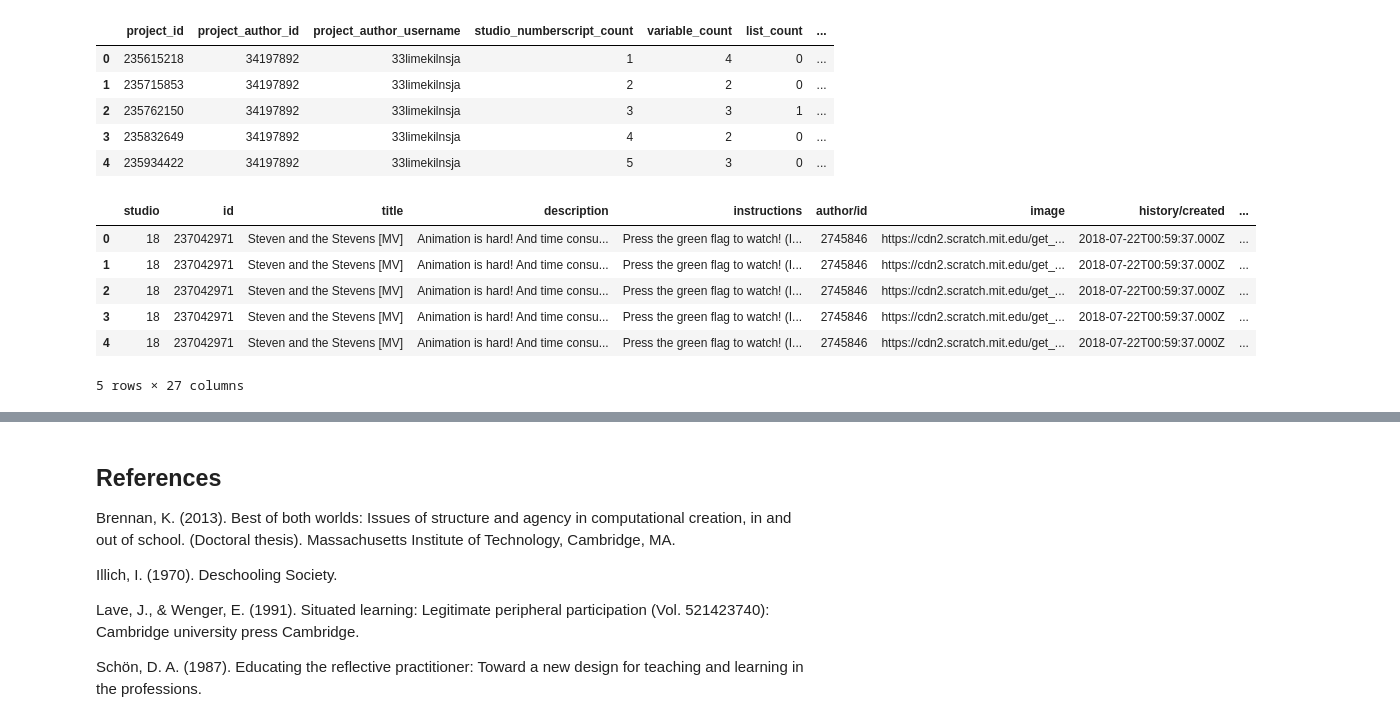
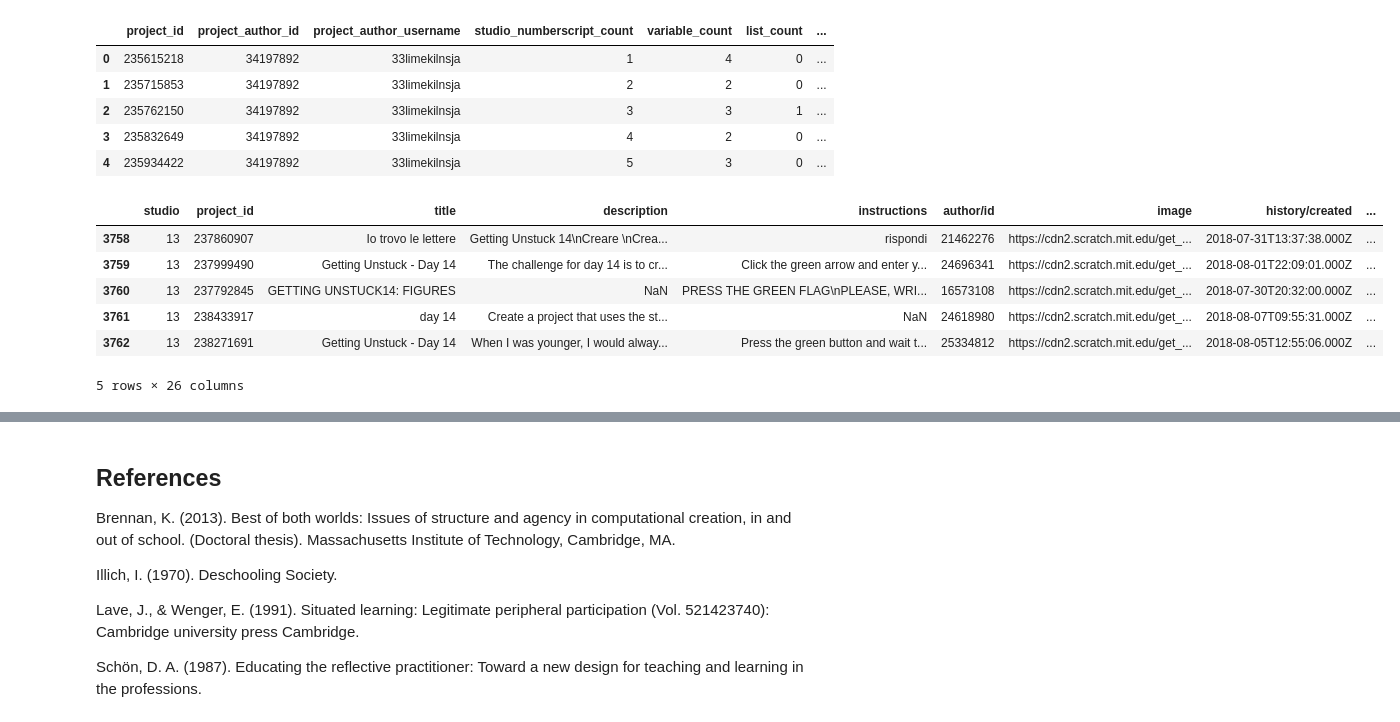
Before and after one commit to hgse-s435/final-project-paulinahaduong, a Jupyter notebook: Week9-Final-Project-haduong.ipynb, the cells around one changed output, grey strips where cells are left out. Cells and saved outputs as stored; diff of their text form; code cells hidden in the pictures.

```diff
--- a/Week9-Final-Project-haduong.ipynb
+++ b/Week9-Final-Project-haduong.ipynb
@@ -218,29 +218,30 @@ dfAuthor.head()
 # %%
 # Look for the author username; add column to dataframe.
 
 # frame.head()
 
 # match the columns
 dfAuthor = dfAuthor.rename(index=str, columns={"project_author_id": "author/id"})
 
 dfAuthor.head()
 
+frame = frame.rename(index=str, columns={"id": "project_id"})
+frame.head()
 
-# THIS PART ISN'T WORKING - THE MERGE IS OVERWRITING ALL THE ROWS SOMEHOW.
-# merged_df = frame.merge(dfAuthor, how = 'inner', on = ['author/id'])
 
-# merged_df.head()
+
+merged_df = pd.merge(frame, dfAuthor, how = 'inner', on = ['project_id','author/id'])
+
+merged_df.tail()
 
 # merged_df.info()
 
 # merged_df = merged_df.drop(['Unnamed: 12'],axis=1)
+# %% [output]
+|  | studio | project_id | title | description | instructions | author/id | image | history/created | ... |
+| 3758 | 13 | 237860907 | Io trovo le lettere | Getting Unstuck 14\nCreare \nCrea... | rispondi | 21462276 | https://cdn2.scratch.mit.edu/get_... | 2018-07-31T13:37:38.000Z | ... |
+| 3759 | 13 | 237999490 | Getting Unstuck - Day 14 | The challenge for day 14 is to cr... | Click the green arrow and enter y... | 24696341 | https://cdn2.scratch.mit.edu/get_... | 2018-08-01T22:09:01.000Z | ... |
+| 3760 | 13 | 237792845 | GETTING UNSTUCK14: FIGURES | NaN | PRESS THE GREEN FLAG\nPLEASE, WRI... | 16573108 | https://cdn2.scratch.mit.edu/get_... | 2018-07-30T20:32:00.000Z | ... |
+| 3761 | 13 | 238433917 | day 14 | Create a project that uses the st... | NaN | 24618980 | https://cdn2.scratch.mit.edu/get_... | 2018-08-07T09:55:31.000Z | ... |
+| 3762 | 13 | 238271691 | Getting Unstuck - Day 14 | When I was younger, I would alway... | Press the green button and wait t... | 25334812 | https://cdn2.scratch.mit.edu/get_... | 2018-08-05T12:55:06.000Z | ... |
+5 rows × 26 columns
-# %%
-merged_df.head()
-# %% [output]
-|  | studio | id | title | description | instructions | author/id | image | history/created | ... |
-| 0 | 18 | 237042971 | Steven and the Stevens [MV] | Animation is hard! And time consu... | Press the green flag to watch! (I... | 2745846 | https://cdn2.scratch.mit.edu/get_... | 2018-07-22T00:59:37.000Z | ... |
-| 1 | 18 | 237042971 | Steven and the Stevens [MV] | Animation is hard! And time consu... | Press the green flag to watch! (I... | 2745846 | https://cdn2.scratch.mit.edu/get_... | 2018-07-22T00:59:37.000Z | ... |
-| 2 | 18 | 237042971 | Steven and the Stevens [MV] | Animation is hard! And time consu... | Press the green flag to watch! (I... | 2745846 | https://cdn2.scratch.mit.edu/get_... | 2018-07-22T00:59:37.000Z | ... |
-| 3 | 18 | 237042971 | Steven and the Stevens [MV] | Animation is hard! And time consu... | Press the green flag to watch! (I... | 2745846 | https://cdn2.scratch.mit.edu/get_... | 2018-07-22T00:59:37.000Z | ... |
-| 4 | 18 | 237042971 | Steven and the Stevens [MV] | Animation is hard! And time consu... | Press the green flag to watch! (I... | 2745846 | https://cdn2.scratch.mit.edu/get_... | 2018-07-22T00:59:37.000Z | ... |
-5 rows × 27 columns
```
Also changed, not shown: parts of 15 cells of this notebook, 1 other file.
